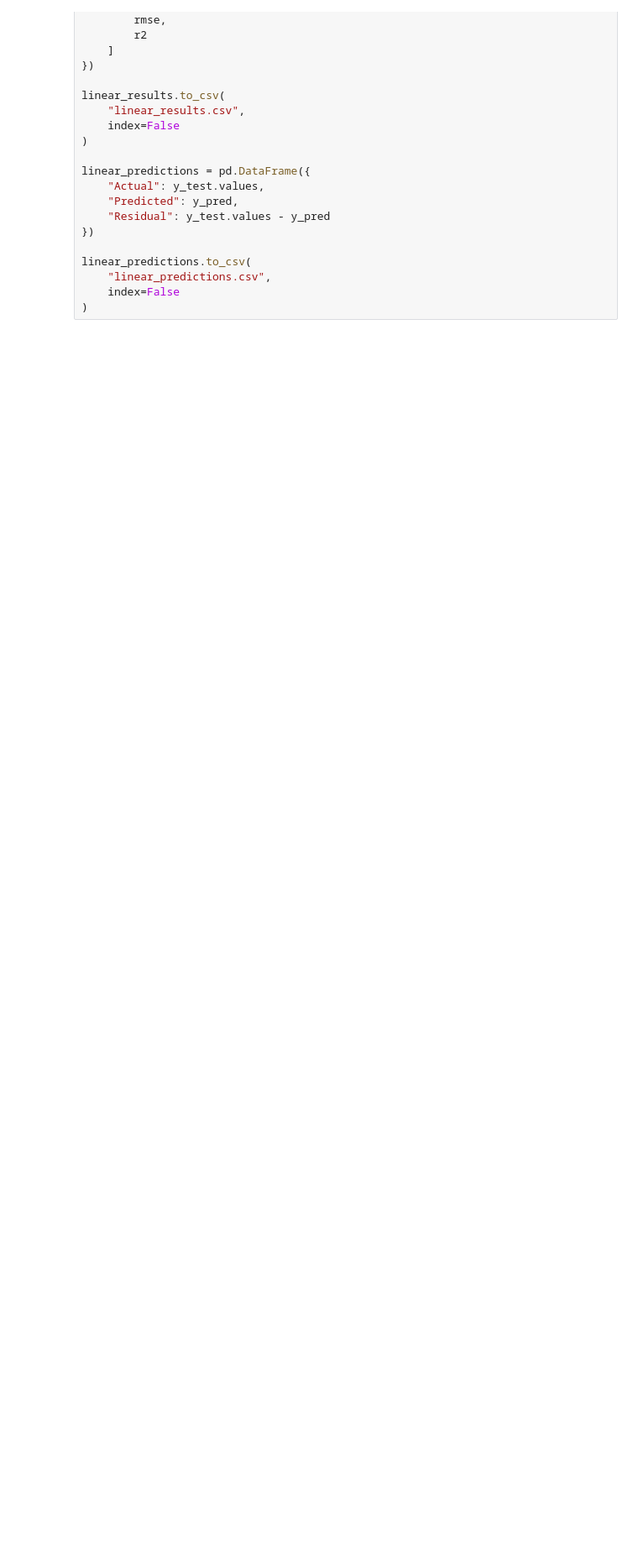
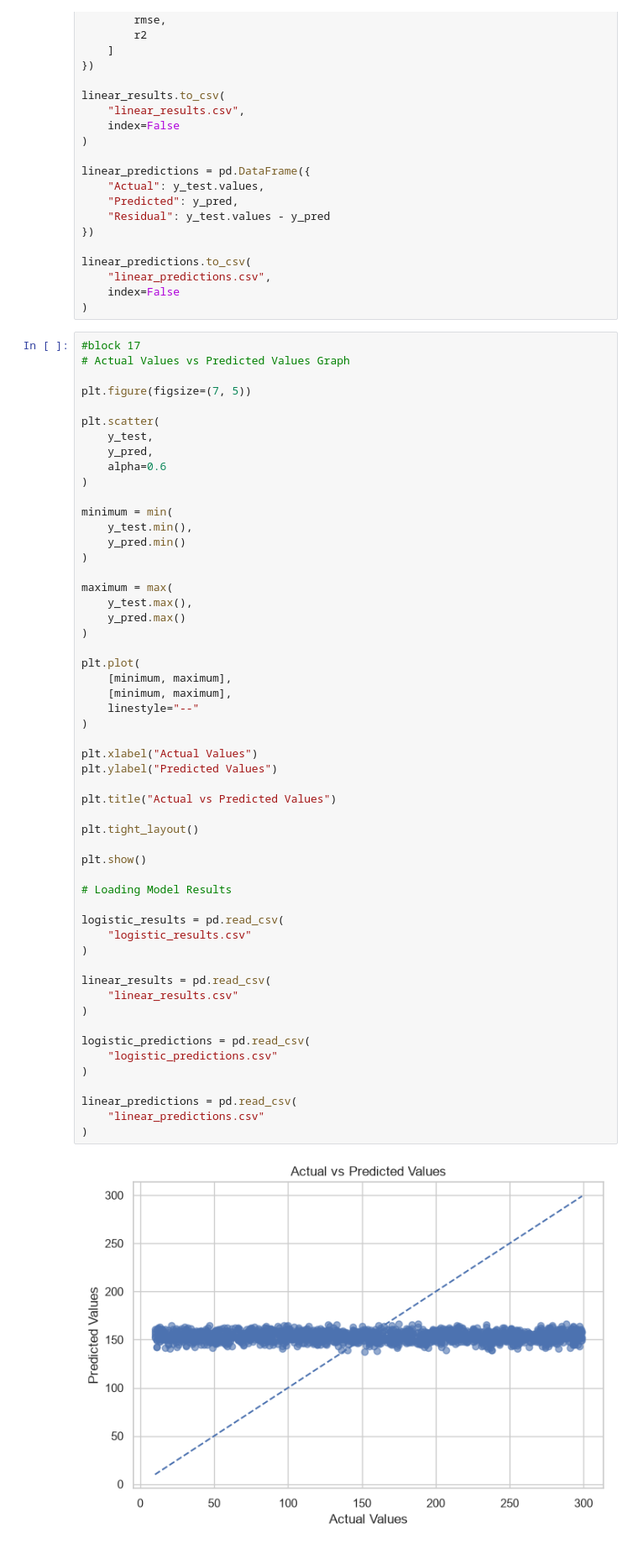
Before and after one commit to sarthak-singh-1565/Spotify-ana-project-lr, a Jupyter notebook: notebook/01_data_exploration.ipynb, the cells around one changed output. Shown at 84% size. Drawn from its saved outputs; the diff is of its cells as text; blank space fills up the shorter version.

```diff
--- a/notebook/01_data_exploration.ipynb
+++ b/notebook/01_data_exploration.ipynb
@@ -830,3 +830,59 @@ linear_predictions.to_csv(
     "linear_predictions.csv",
     index=False
 )
+# %%
+#block 17
+# Actual Values vs Predicted Values Graph
+
+plt.figure(figsize=(7, 5))
+
+plt.scatter(
+    y_test,
+    y_pred,
+    alpha=0.6
+)
+
+minimum = min(
+    y_test.min(),
+    y_pred.min()
+)
+
+maximum = max(
+    y_test.max(),
+    y_pred.max()
+)
+
+plt.plot(
+    [minimum, maximum],
+    [minimum, maximum],
+    linestyle="--"
+)
+
+plt.xlabel("Actual Values")
+plt.ylabel("Predicted Values")
+
+plt.title("Actual vs Predicted Values")
+
+plt.tight_layout()
+
+plt.show()
+
+# Loading Model Results
+
+logistic_results = pd.read_csv(
+    "logistic_results.csv"
+)
+
+linear_results = pd.read_csv(
+    "linear_results.csv"
+)
+
+logistic_predictions = pd.read_csv(
+    "logistic_predictions.csv"
+)
+
+linear_predictions = pd.read_csv(
+    "linear_predictions.csv"
+)
+# %% [output]
+[figure, added]
```
Also changed, not shown: 2 other files.
